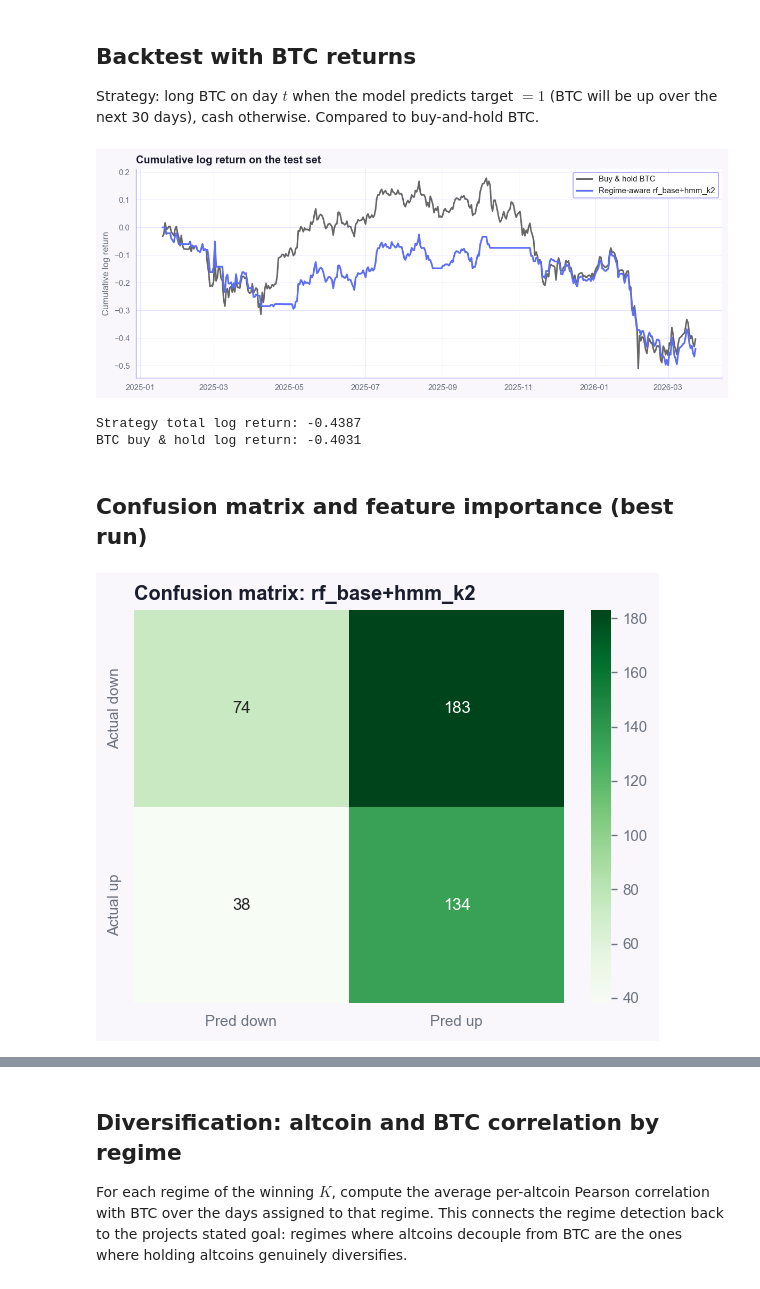
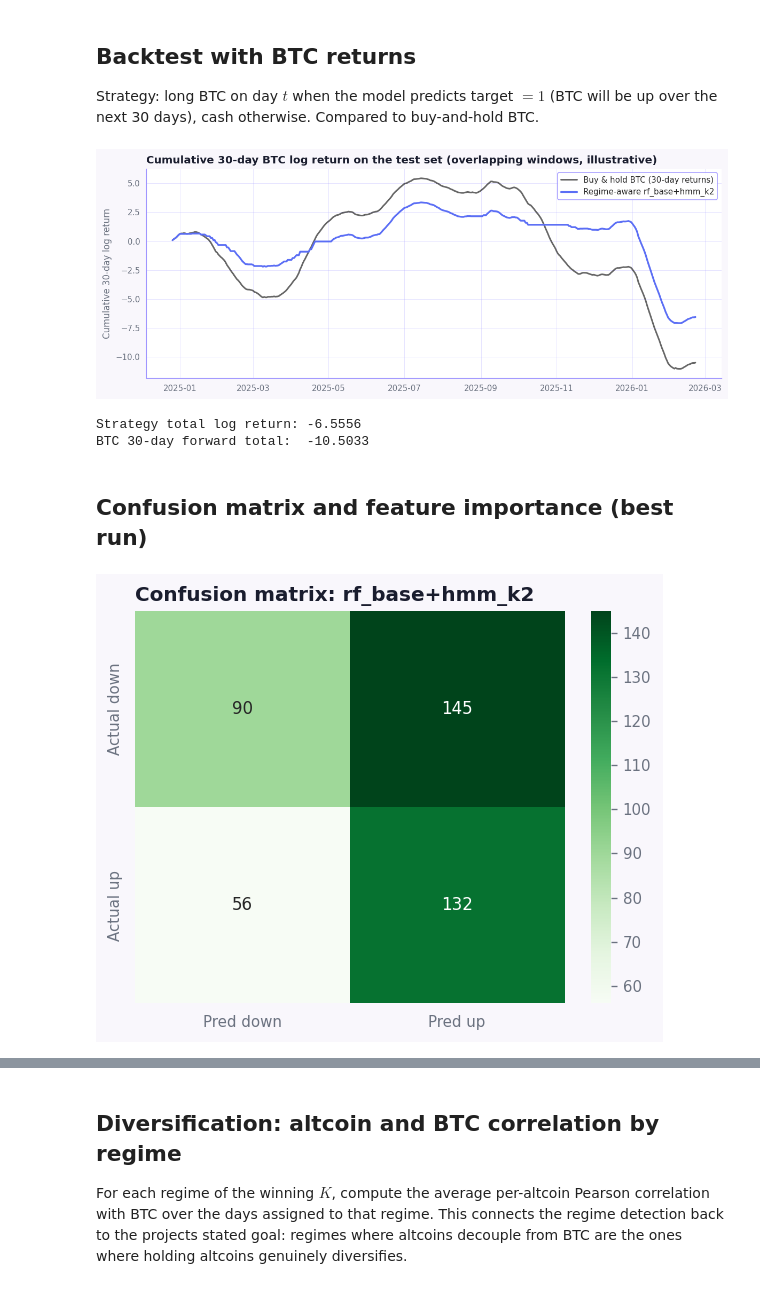
Before and after one commit to theodorahaimoff/hslu_fs26_dspro2, a Jupyter notebook: notebooks/07_classification.ipynb, the cells around one changed output, grey strips where cells are left out. Drawn from its saved outputs; the diff is of its cells as text; code cells hidden in the pictures.

Commit message:
fix: remove mislabeled NaN tail rows in target and align backtest returns to the 30-day prediction horizon

```diff
--- a/notebooks/07_classification.ipynb
+++ b/notebooks/07_classification.ipynb
@@ -143,13 +145,19 @@ print("Daily features:", daily_df.shape)
 Same construction as notebook 04: sign of BTC's average log return over the next 30 trading days. Strictly forward-looking uses returns from $t+1$ to $t+30$ only.
 # %%
 def build_forward_target(btc_returns: pd.Series, horizon: int) -> pd.Series:
-    """Sign of BTC's mean log return over the next `horizon` days. Verbatim from 04."""
+    """
+    Binary target: 1 if the average BTC log return over the next `horizon`
+    trading days is strictly positive, 0 otherwise.
+    """
     forward_avg = btc_returns.shift(-1).rolling(window=horizon).mean().shift(-(horizon - 1))
     return (forward_avg > 0).astype("Int64")
 
 btc_returns = log_returns_df["BTC"]
 target = build_forward_target(btc_returns, HORIZON).rename("target")
 
-print("Target class balance (incl. NaN-coerced tail):")
+forward_avg_check = btc_returns.shift(-1).rolling(window=HORIZON).mean().shift(-(HORIZON - 1))
+target = target.mask(forward_avg_check.isna())
+
+print("Target class balance:")
 print(target.value_counts(dropna=False))
 # %% [output]
@@ -190,9 +199,11 @@ data = data.join(target, how="inner")
 data["kmeans_regime"] = kmeans_df["regime"]
 
 # Drop rows with NaN in base features
-data = data.dropna(subset=daily_df.columns.tolist())
+n_before = len(daily_df.join(kmeans_oh, how="inner").join(target, how="inner"))
+data = data.dropna(subset=daily_df.columns.tolist() + ["target"])
 data["target"] = data["target"].astype(int)
 
 print("Final dataset:", data.shape)
 print("Date range:", data.index.min().date(), "to", data.index.max().date())
+print(f"Rows dropped (NaN target + feature warmup): {n_before - len(data)}")
 # %% [output]
@@ -486,0 +495,18 @@ per_regime_df.round(4)
+# %%
+# Regime 1 over-predicts class 1 heavily. A threshold above 0.5 is chosen
+# by finding where precision and recall are closest on the training set,
+# avoiding any use of test set information.
+from sklearn.metrics import precision_recall_curve
+
+proba_train = best["model"].predict_proba(train_data[best["feat_cols"]])[:, 1]
+precisions, recalls, thresholds = precision_recall_curve(y_train, proba_train)
+
+diffs = np.abs(precisions[:-1] - recalls[:-1])
+best_threshold = thresholds[np.argmin(diffs)]
+print(f"Chosen threshold: {best_threshold:.3f}  (default was 0.500)")
+
+best_preds = (best["proba"] > best_threshold).astype(int)
+best_acc = accuracy_score(y_test, best_preds)
+best_f1  = f1_score(y_test, best_preds, average="macro")
+print(f"share_positive_pred after calibration: {best_preds.mean():.3f}")
+print(f"F1 macro after calibration:            {best_f1:.4f}")
@@ -506,27 +557,28 @@ plt.show()
 
 Strategy: long BTC on day $t$ when the model predicts target $=1$ (BTC will be up over the next 30 days), cash otherwise. Compared to buy-and-hold BTC.
 # %%
-btc_test_returns = btc_returns.loc[y_test.index]
-strategy_returns = best_preds * btc_test_returns
+btc_30d_forward = btc_returns.shift(-1).rolling(window=30).sum().shift(-29)
+btc_forward_test = btc_30d_forward.loc[y_test.index]
+strategy_returns = pd.Series(best_preds, index=y_test.index) * btc_forward_test
 
 fig, ax = plt.subplots(figsize=(10, 4))
-ax.plot(btc_test_returns.cumsum(), label="Buy & hold BTC", color="black", alpha=0.6)
+ax.plot(btc_forward_test.cumsum(), label="Buy & hold BTC (30-day returns)", color="black", alpha=0.6)
 ax.plot(strategy_returns.cumsum(),
         label=f"Regime-aware {best_model_name}_{best_block_name}_k{best_k}",
         color="#5B6EF5", linewidth=2)
-ax.set_title("Cumulative log return on the test set")
-ax.set_ylabel("Cumulative log return")
+ax.set_title("Cumulative 30-day BTC log return on the test set (overlapping windows, illustrative)")
+ax.set_ylabel("Cumulative 30-day log return")
 ax.legend()
 ax.grid(True, alpha=0.3)
 plt.tight_layout()
 plt.show()
 
 print(f"Strategy total log return: {strategy_returns.sum():+.4f}")
-print(f"BTC buy & hold log return: {btc_test_returns.sum():+.4f}")
+print(f"BTC 30-day forward total:  {btc_forward_test.sum():+.4f}")
 # %% [output]
-[figure, old version]
+[figure, new version]
-Strategy total log return: -0.4387
-BTC buy & hold log return: -0.4031
+Strategy total log return: -6.5556
+BTC 30-day forward total:  -10.5033
 # %% [markdown]
 ## Confusion matrix and feature importance (best run)
 # %%
@@ -539,7 +591,7 @@ ax.set_title(f"Confusion matrix: {best_model_name}_{best_block_name}_k{best_k}")
 plt.tight_layout()
 plt.show()
 # %% [output]
-[figure, old version]
+[figure, new version]
 # %%
 # Tree models expose feature_importances_; logreg uses coef_
 model = best["model"]
```
Also changed, not shown: parts of 23 cells of this notebook, 11 other files.
